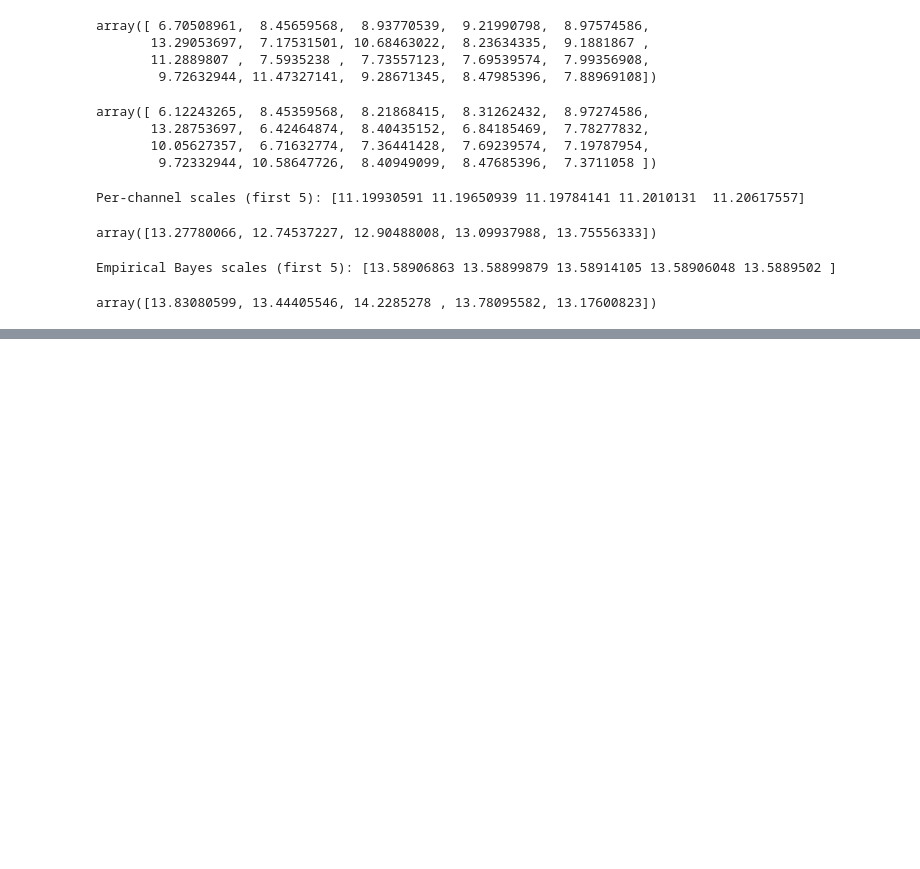
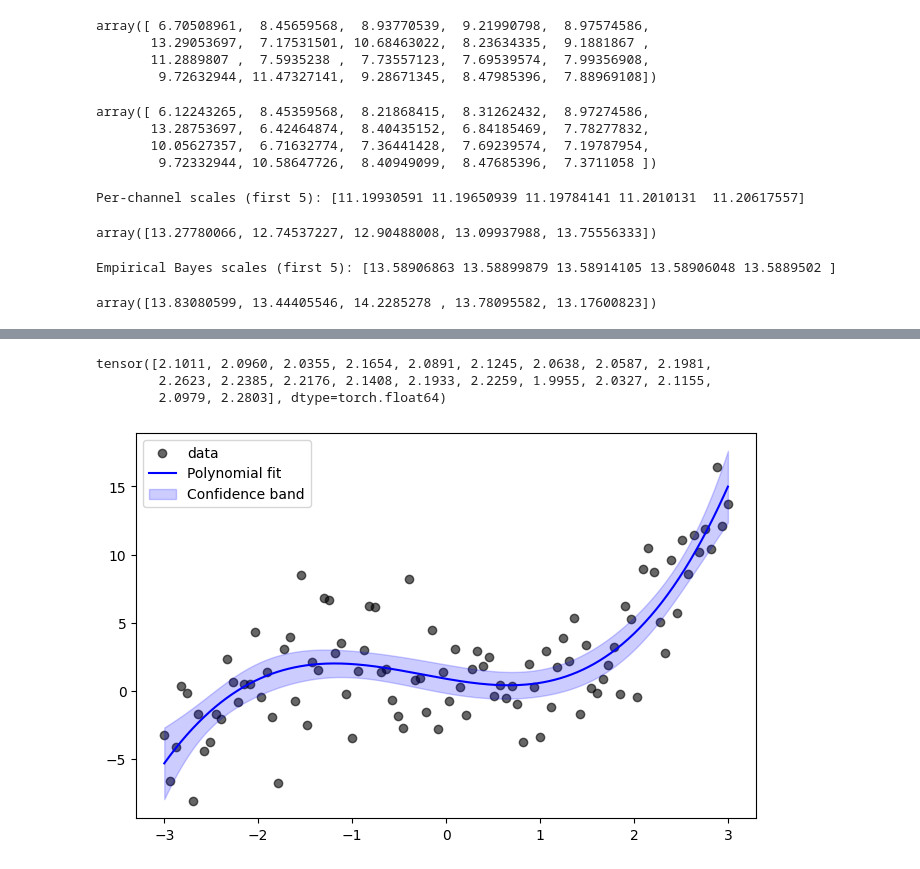
Before and after one commit to tahir0khalil/MaskedSmoothing, a Jupyter notebook: activation_scale_extension.ipynb, the cells around one changed output, grey strips where cells are left out. Saved outputs shown, nothing was run; the diff lists cells and outputs as text; code cells hidden in the pictures; blank space fills up the shorter version.

```diff
--- a/activation_scale_extension.ipynb
+++ b/activation_scale_extension.ipynb
@@ -370,7 +454,8 @@ X.max(axis=0)[:5]
 # %% [output]
 array([13.83080599, 13.44405546, 14.2285278 , 13.78095582, 13.17600823])
 # %%
-# 14. EVT
+# 13. EVT
+import numpy as np
 from scipy.stats import genpareto
 
 def evt_per_channel_scale(X, tail_fraction=0.05, quantile=0.999):
@@ -411,6 +496,10 @@ def evt_per_channel_scale(X, tail_fraction=0.05, quantile=0.999):
     return per_channel_scale
 
 # Example usage
+# Example usage
+N = 512 * 128  # total tokens
+C = 512
+X = np.random.randn(N, C)*2 + 5
 evt_scales = evt_per_channel_scale(X)
 print("EVT scales (first 5):", evt_scales[:5])
 # %% [output]
@@ -421,0 +629,7 @@ array([13.83080599, 13.44405546, 14.2285278 , 13.78095582, 13.17600823])
+# %%
+import torch
+
+q = torch.randn(3, 6)
+w = torch.randn(6)
+
+q.shape, w.shape
@@ -421,0 +718,3 @@ array([13.83080599, 13.44405546, 14.2285278 , 13.78095582, 13.17600823])
+# %%
+d = torch.load('/home/tahir/workspace2/MaskedSmoothing/act_scales_logsum/opt-125m_reference.pt', map_location=torch.device('cpu'))
+d['model.decoder.layers.0.self_attn.q_proj'].shape
@@ -421,0 +843,60 @@ array([13.83080599, 13.44405546, 14.2285278 , 13.78095582, 13.17600823])
+# %%
+res0[0:20]
+# %% [output]
+tensor([2.1011, 2.0960, 2.0355, 2.1654, 2.0891, 2.1245, 2.0638, 2.0587, 2.1981,
+        2.2623, 2.2385, 2.2176, 2.1408, 2.1933, 2.2259, 1.9955, 2.0327, 2.1155,
+        2.0979, 2.2803], dtype=torch.float64)
+# %%
+import numpy as np
+import matplotlib.pyplot as plt
+
+def polyfit_with_uncertainty(x, y, degree=4, conf=0.95):
+    # Design matrix for polynomial regression
+    X = np.vander(x, degree + 1, increasing=True)
+
+    # Fit using least squares
+    w, residuals, rank, s = np.linalg.lstsq(X, y, rcond=None)
+
+    # Estimate noise variance
+    n, p = X.shape
+    if residuals.size > 0:
+        sigma2 = residuals[0] / (n - p)
+    else:
+        sigma2 = np.var(y - X @ w)
+
+    # Covariance of coefficients
+    cov_w = sigma2 * np.linalg.inv(X.T @ X)
+
+    # Prediction grid
+    x_grid = np.linspace(np.min(x), np.max(x), 300)
+    X_grid = np.vander(x_grid, degree + 1, increasing=True)
+
+    # Mean and variance of predictions
+    y_mean = X_grid @ w
+    y_var = np.sum(X_grid @ cov_w * X_grid, axis=1)
+    y_std = np.sqrt(y_var)
+
+    # Confidence interval
+    from scipy.stats import norm
+    z = norm.ppf(0.5 + conf / 2)
+    y_upper = y_mean + z * y_std
+    y_lower = y_mean - z * y_std
+
+    return x_grid, y_mean, y_lower, y_upper, w
+
+# --- Example Usage ---
+np.random.seed(0)
+x = np.linspace(-3, 3, 100)
+y_true = 0.5 * x**3 - x + 2
+y = y_true + np.random.normal(0, 3, size=x.shape)
+
+xg, mean, low, high, w = polyfit_with_uncertainty(x, y, degree=4, conf=0.95)
+
+plt.figure(figsize=(8,5))
+plt.scatter(x, y, color="black", alpha=0.6, label="data")
+plt.plot(xg, mean, color="blue", label="Polynomial fit")
+plt.fill_between(xg, low, high, color="blue", alpha=0.2, label="Confidence band")
+plt.legend()
+plt.show()
+# %% [output]
+[figure, added]
```
Also changed, not shown: parts of 78 cells of this notebook, 11 other files.
